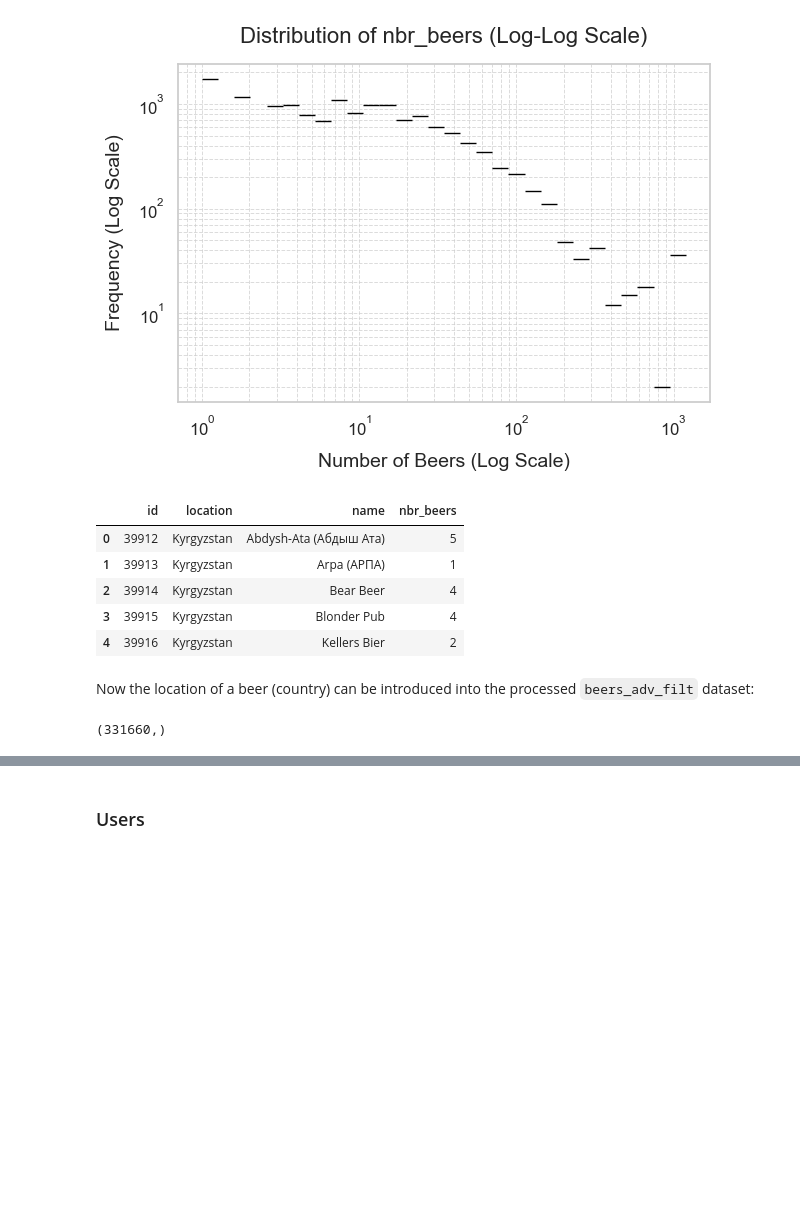
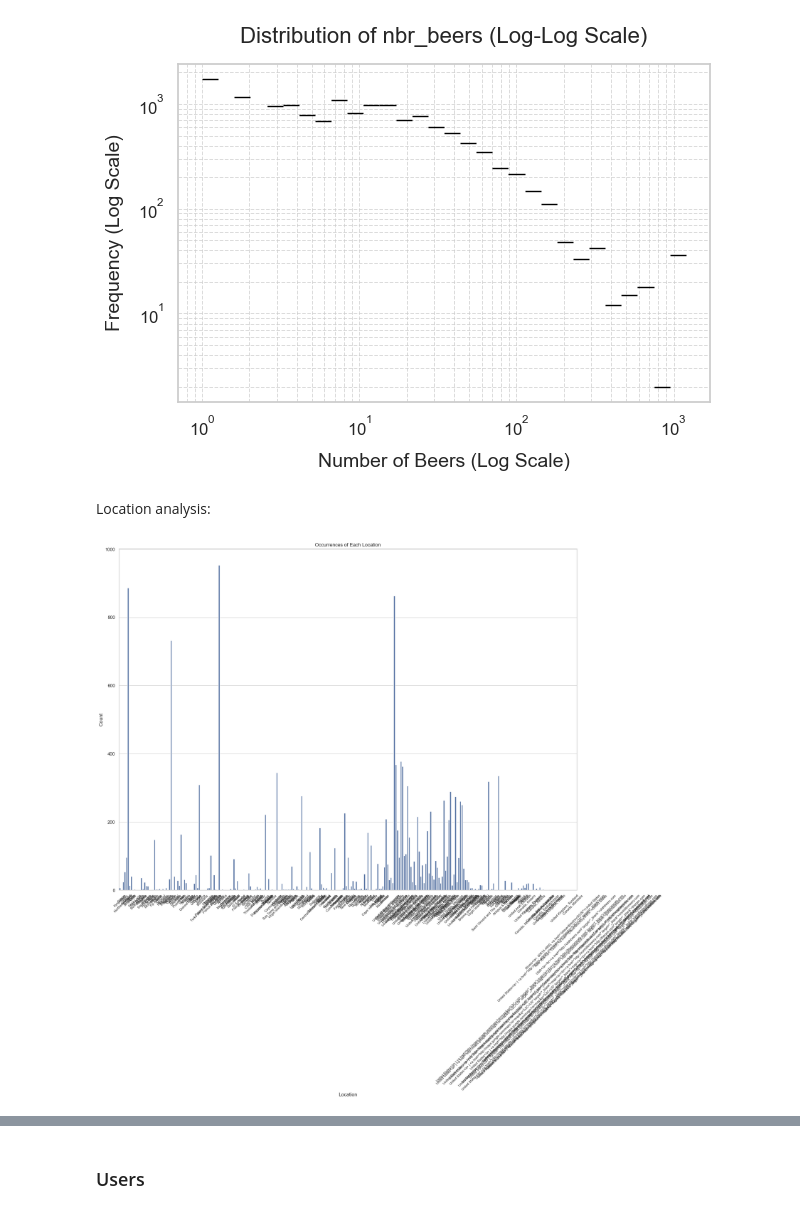
Before and after one commit to epfl-ada/ada-2024-project-mediterranean, a Jupyter notebook: src/data/data_processing_BeerAdvocate.ipynb, the cells around one changed output, grey strips where cells are left out. Drawn from its saved outputs; the diff is of its cells as text; code cells hidden in the pictures; blank space fills up the shorter version.

Commit message:
data processing beers + breweries

```diff
--- a/src/data/data_processing_BeerAdvocate.ipynb
+++ b/src/data/data_processing_BeerAdvocate.ipynb
@@ -172,14 +189,3 @@ min          0.000000
 75%         18.000000
 max       1196.000000
 Name: nbr_beers, dtype: float64
-# %%
-sns.set_theme(style="whitegrid")
-sns.histplot(breweries_adv['nbr_beers'], log_scale=(True, True), bins=30, color="steelblue", edgecolor="black")
-plt.xlabel('Number of Beers (Log Scale)', fontsize=14, labelpad=10)
-plt.ylabel('Frequency (Log Scale)', fontsize=14, labelpad=10)
-plt.title('Distribution of nbr_beers (Log-Log Scale)', fontsize=16, pad=15)
-plt.xticks(fontsize=12)
-plt.yticks(fontsize=12)
-plt.grid(visible=True, which='both', linestyle='--', linewidth=0.7, alpha=0.7)
-plt.tight_layout()
-plt.show()
@@ -213,21 +217,15 @@ plt.tight_layout()
 plt.show()
 # %% [output]
 [figure]
-# %%
-breweries_adv_filt['location']
-# %% [output]
-|  | id | location | name | nbr_beers |
-| 0 | 39912 | Kyrgyzstan | Abdysh-Ata (Абдыш Ата) | 5 |
-| 1 | 39913 | Kyrgyzstan | Arpa (АРПА) | 1 |
-| 2 | 39914 | Kyrgyzstan | Bear Beer | 4 |
-| 3 | 39915 | Kyrgyzstan | Blonder Pub | 4 |
-| 4 | 39916 | Kyrgyzstan | Kellers Bier | 2 |
-# %% [markdown]
-Now the location of a beer (country) can be introduced into the processed `beers_adv_filt` dataset:
-# %%
-breweries_adv_filt = breweries_adv_filt.rename(columns={'name': 'brewery_name'})
-beers_adv_filt = beers_adv.merge(breweries_adv_filt[['brewery_name', 'location']], on='brewery_name', how='left')
-# %%
-beers_adv_filt['location'].shape
-# %% [output]
-(331660,)
+# %% [markdown]
+Location analysis:
+# %%
+plt.figure(figsize=(20, 15))
+sns.countplot(data=breweries_adv_filt, x='location')
+plt.title('Occurrences of Each Location')
+plt.xlabel('Location')
+plt.ylabel('Count')
+plt.xticks(rotation=45, fontsize=8)
+plt.show()
+# %% [output]
+[figure, added]
```
Also changed, not shown: parts of 19 cells of this notebook.
